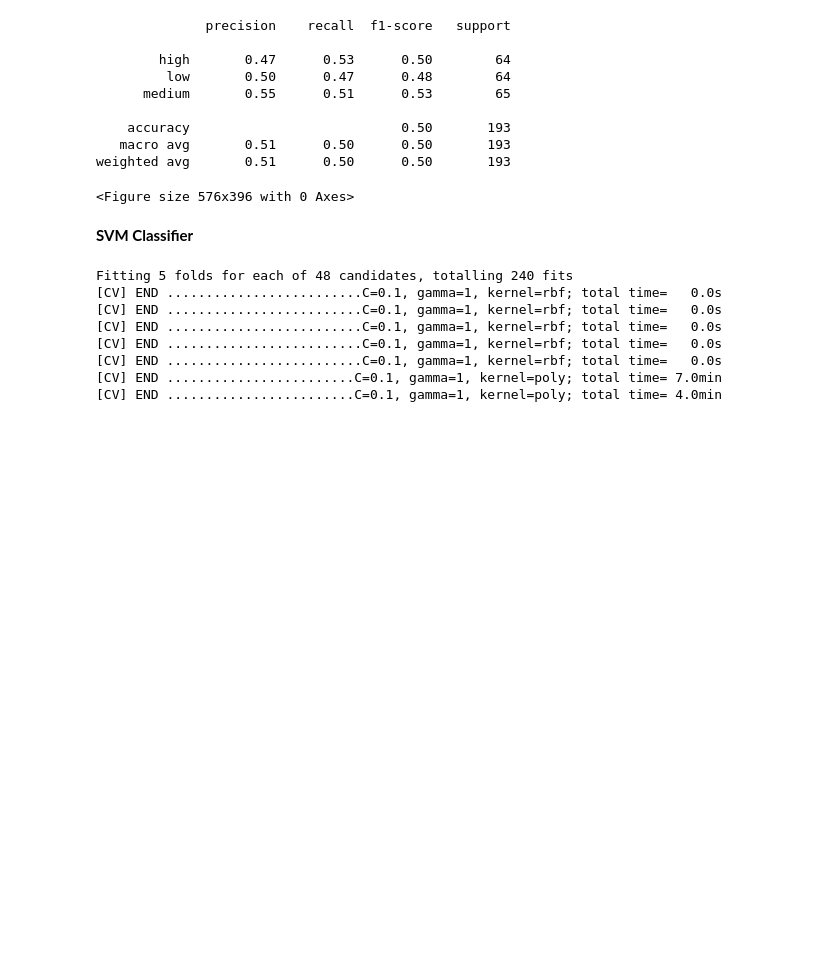
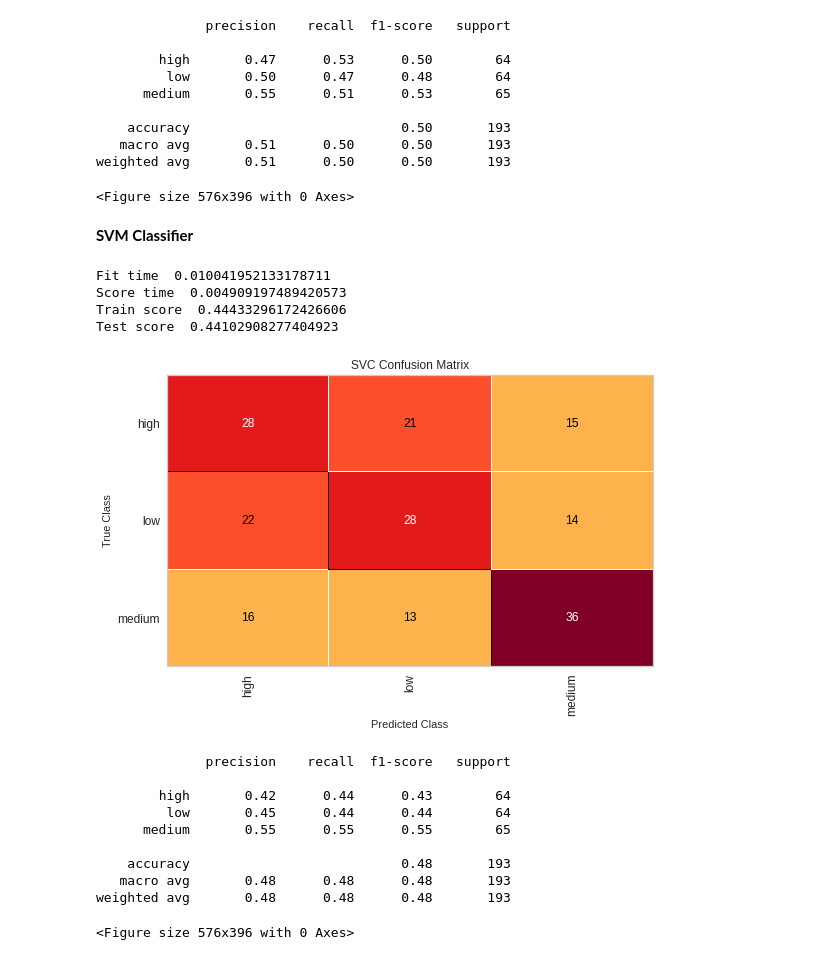
Before and after one commit to manjushatr/CustomerBehaviorAnalysis, a Jupyter notebook: CustomerBehaviorAnalysis__Part3.ipynb, the cells around one changed output. Drawn from its saved outputs; the diff is of its cells as text; code cells hidden in the pictures; blank space fills up the shorter version.

```diff
--- a/CustomerBehaviorAnalysis__Part3.ipynb
+++ b/CustomerBehaviorAnalysis__Part3.ipynb
@@ -344,28 +344,29 @@ weighted avg       0.51      0.50      0.50       193
 <Figure size 576x396 with 0 Axes>
 # %% [markdown]
 **SVM Classifier**
-# %%
-from sklearn.svm import SVC
-param_grid = {'C': [0.1,1, 10, 100], 'gamma': [1,0.1,0.01,0.001],'kernel': ['rbf', 'poly', 'sigmoid']}
-grid_search = GridSearchCV(SVC(),param_grid,refit=True,verbose=2)
-
-grid_search.fit(train_set, train_label)
-
-print ("Best Score: {}".format(grid_search.best_score_))
-print ("Best params: {}".format(grid_search.best_params_))
-# %% [output]
-Fitting 5 folds for each of 48 candidates, totalling 240 fits
-[CV] END .........................C=0.1, gamma=1, kernel=rbf; total time=   0.0s
-[CV] END .........................C=0.1, gamma=1, kernel=rbf; total time=   0.0s
-[CV] END .........................C=0.1, gamma=1, kernel=rbf; total time=   0.0s
-[CV] END .........................C=0.1, gamma=1, kernel=rbf; total time=   0.0s
-[CV] END .........................C=0.1, gamma=1, kernel=rbf; total time=   0.0s
-[CV] END ........................C=0.1, gamma=1, kernel=poly; total time= 7.0min
-[CV] END ........................C=0.1, gamma=1, kernel=poly; total time= 4.0min
 # %%
-#svm = SVC()
+from sklearn.svm import SVC
 
-svm = grid.fit(train_set, train_label)
+svm = SVC()
+
+svm = svm.fit(train_set, train_label)
+
 test_pred_svm = svm.predict(test_set)
 
 report_scores(svm, test_pred_svm, feat=False)
+# %% [output]
+Fit time  0.010041952133178711
+Score time  0.004909197489420573
+Train score  0.44433296172426606
+Test score  0.44102908277404923
+[figure, added]
+              precision    recall  f1-score   support
+
+        high       0.42      0.44      0.43        64
+         low       0.45      0.44      0.44        64
+      medium       0.55      0.55      0.55        65
+
+    accuracy                           0.48       193
+   macro avg       0.48      0.48      0.48       193
+weighted avg       0.48      0.48      0.48       193
+<Figure size 576x396 with 0 Axes>
```
Also changed, not shown: parts of 5 cells of this notebook.
